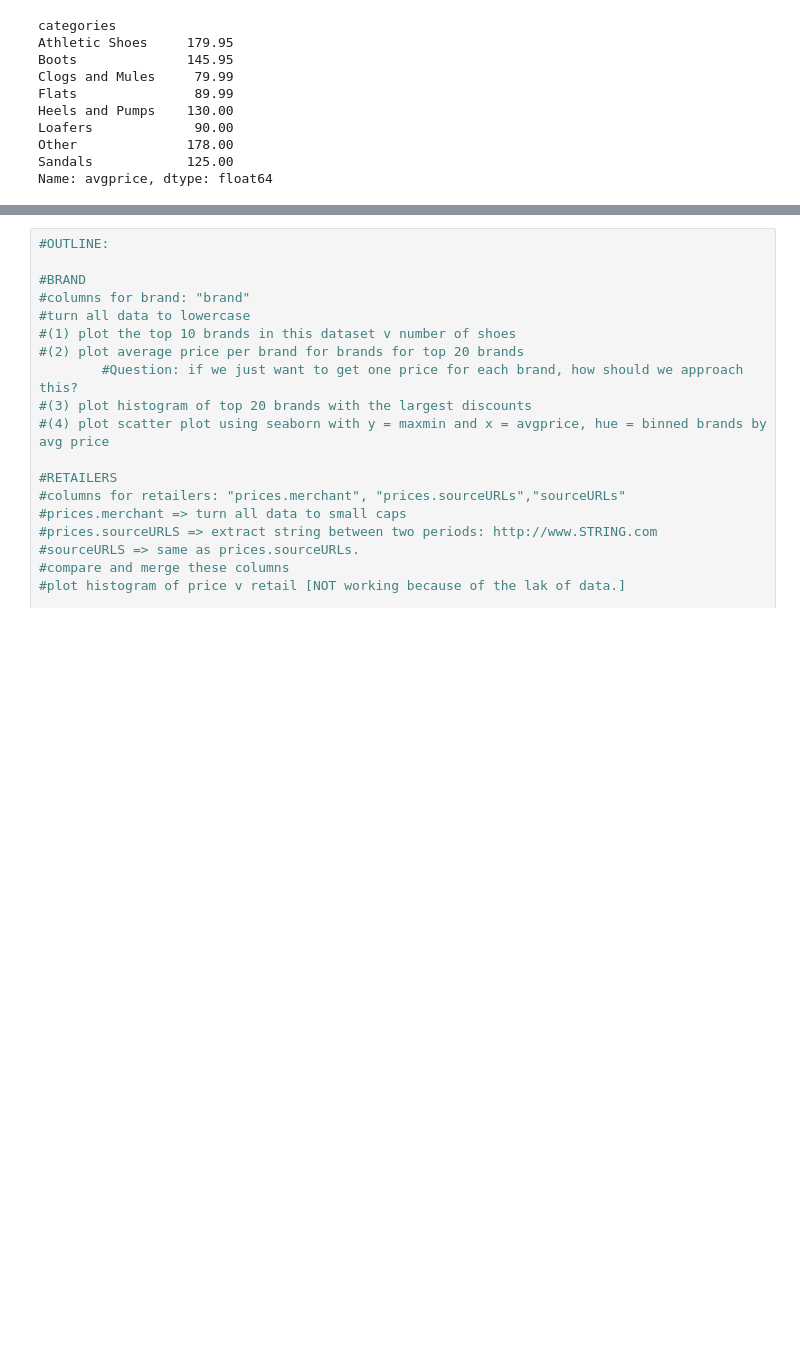
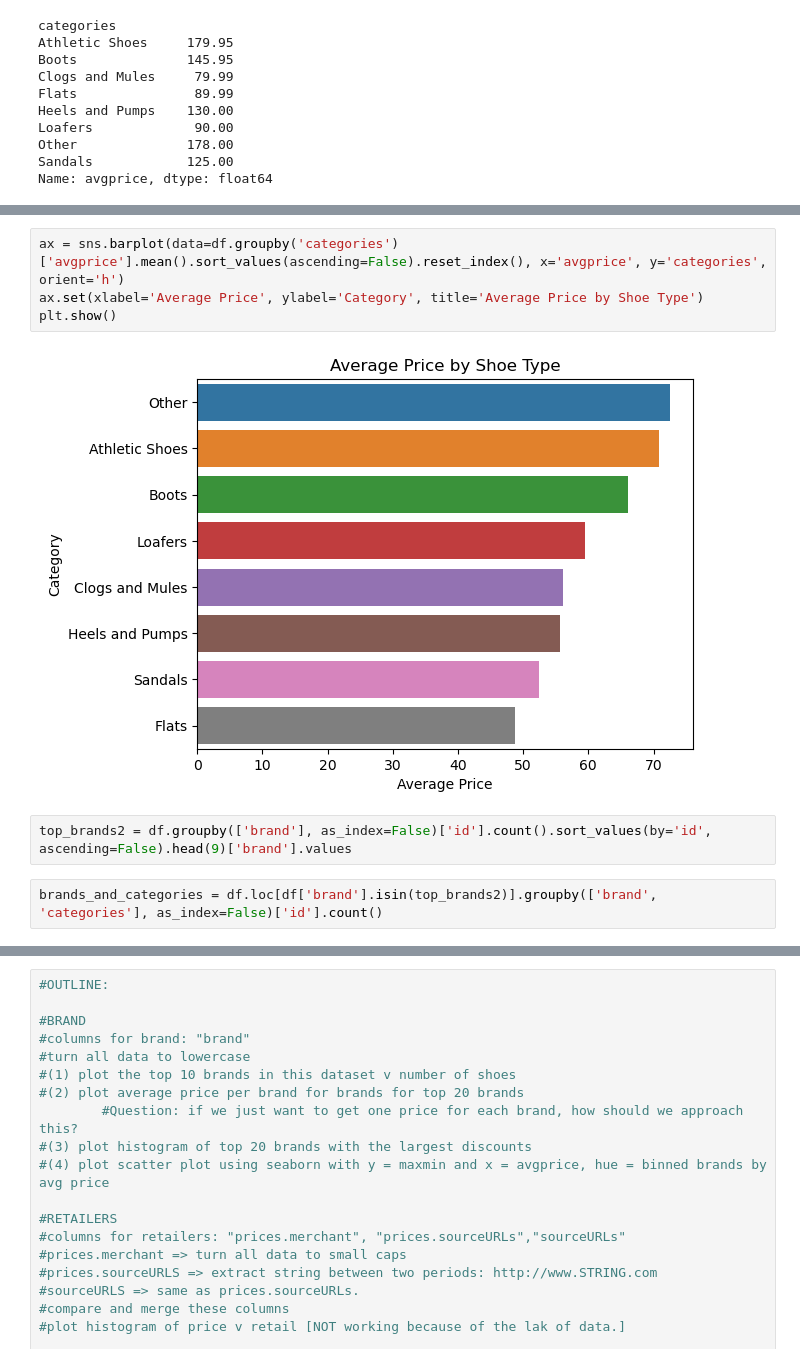
Before and after one commit to azim-charaniya/DS-Women-s-Shoe-Prices, a Jupyter notebook: Untitled_Aug1.ipynb, the cells around one changed output, grey strips where cells are left out. Drawn from its saved outputs; the diff is of its cells as text; blank space fills up the shorter version.

```diff
--- a/Untitled_Aug1.ipynb
+++ b/Untitled_Aug1.ipynb
@@ -818,0 +822,10 @@ sns.boxplot(df,x="avgprice",y="categories")
+# %%
+ax = sns.barplot(data=df.groupby('categories')['avgprice'].mean().sort_values(ascending=False).reset_index(), x='avgprice', y='categories', orient='h')
+ax.set(xlabel='Average Price', ylabel='Category', title='Average Price by Shoe Type')
+plt.show()
+# %% [output]
+[figure, added]
+# %%
+top_brands2 = df.groupby(['brand'], as_index=False)['id'].count().sort_values(by='id', ascending=False).head(9)['brand'].values
+# %%
+brands_and_categories = df.loc[df['brand'].isin(top_brands2)].groupby(['brand', 'categories'], as_index=False)['id'].count()
```
Also changed, not shown: parts of 20 cells of this notebook.
